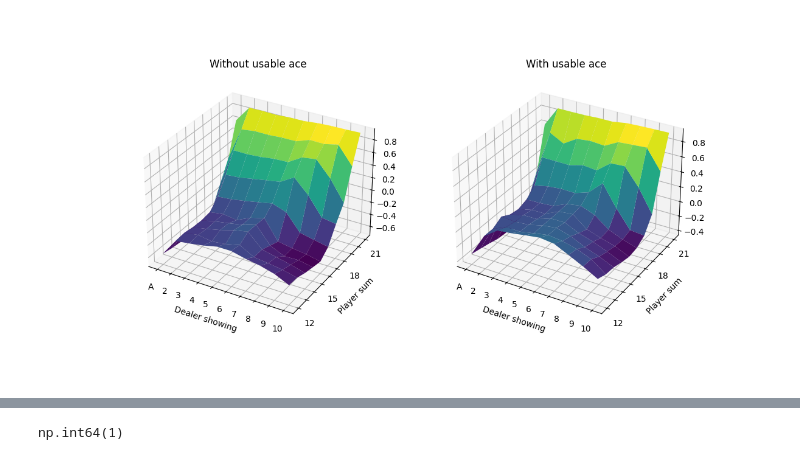
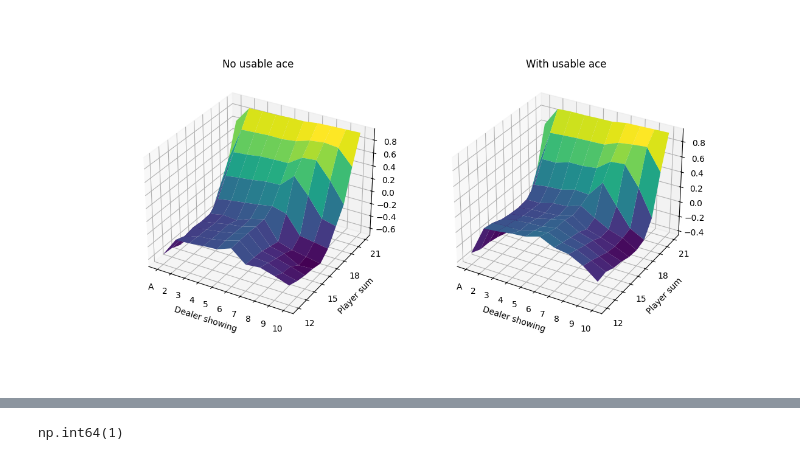
Before and after one commit to 4x1om/barto_sutton_exercises, a Jupyter notebook: 5.3_solving_blackjack/blackjack.ipynb, the cells around one changed output, grey strips where cells are left out. Saved outputs shown, nothing was run; the diff lists cells and outputs as text; code cells hidden in the pictures.

```diff
--- a/5.3_solving_blackjack/blackjack.ipynb
+++ b/5.3_solving_blackjack/blackjack.ipynb
@@ -85,7 +91,7 @@ class BlackjackAgent:
         self.q = np.random.randn(11, 22, 2, 2)
         self.vis = np.zeros((11, 22, 2))
 
-    def train(self):
+    def update(self):
         s, _ = self.env.reset()
         a = np.random.randint(0, 2)
         states = [s]
@@ -114,8 +120,8 @@ class BlackjackAgent:
             self.pi[s] = np.argmax(self.q[s])
 
     def monte_carlo_es(self):
-        for ep in range(2000000):
-            self.train()
+        for ep in range(1_000_000):
+            self.update()
 # %%
 env = BlackjackEnv()
 # env.reset()
@@ -123,35 +129,37 @@ agent = BlackjackAgent(env, 1)
 # agent.pi.shape
 agent.monte_carlo_es()
 # %%
+%matplotlib widget
 fig, axs = plt.subplots(1, 2, subplot_kw={"projection": "3d"}, figsize=(12, 6))
 no_ace, with_ace = axs
 no_ace: Axes3D
 with_ace: Axes3D
 
 yticks = range(12, 22)
 ylabels = [str(tick) if tick in (12, 15, 18, 21) else "" for tick in yticks]
 
 x = np.arange(1, 11)
 y = np.arange(12, 22)
 x, y = np.meshgrid(x, y, indexing="ij")
 
+
+def plot_v(ax: Axes3D, v, title):
+    ax.plot_surface(x, y, v, cmap="viridis")
+    ax.set_xlabel("Dealer showing")
+    ax.set_xticks(range(1, 11), labels=(["A"] + [*range(2, 11)]))
+    ax.set_ylabel("Player sum")
+    ax.set_yticks(yticks, labels=ylabels)
+    ax.set_title(title)
+
+
 v_no_ace = np.max(agent.q[1:11, 12:22, 0, :], axis=2)
-no_ace.plot_surface(x, y, v_no_ace, cmap="viridis")
-no_ace.set_xlabel("Dealer showing")
-no_ace.set_xticks(range(1, 11), labels=(["A"] + [*range(2, 11)]))
-no_ace.set_ylabel("Player sum")
-no_ace.set_yticks(yticks, labels=ylabels)
-no_ace.set_title("Without usable ace")
+v_with_ace = np.max(agent.q[1:11, 12:22, 1, :], axis=2)
 
-v_with_ace = np.max(agent.q[1:11, 12:22, 1, :], axis=2)
-with_ace.plot_surface(x, y, v_with_ace, cmap="viridis")
-with_ace.set_xlabel("Dealer showing")
-with_ace.set_xticks(range(1, 11), labels=(["A"] + [*range(2, 11)]))
-with_ace.set_ylabel("Player sum")
-with_ace.set_yticks(yticks, labels=ylabels)
-with_ace.set_title("With usable ace")
+plot_v(no_ace, v_no_ace, "No usable ace")
+plot_v(with_ace, v_with_ace, "With usable ace")
+
 
 plt.show()
 # %% [output]
-[figure, old version]
+[figure, new version]
 # %%
```
Also changed, not shown: parts of 7 cells of this notebook.
